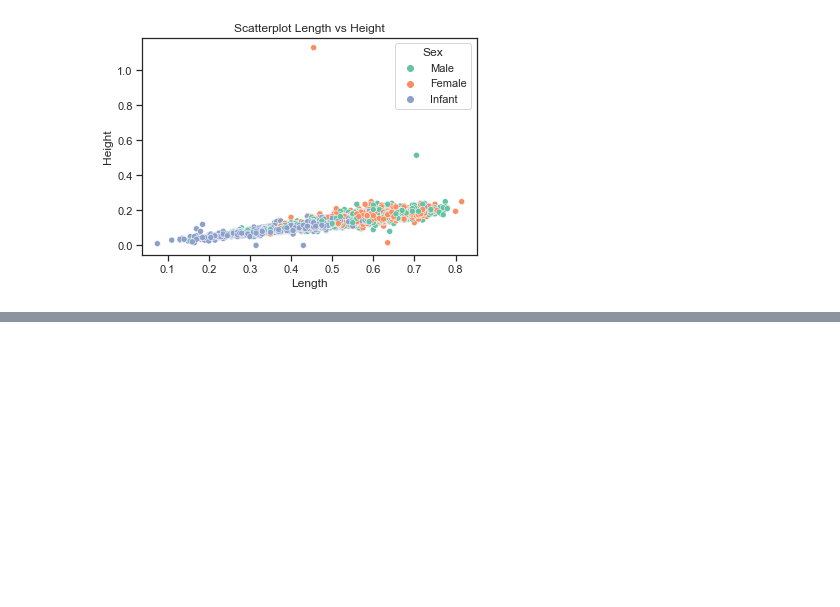
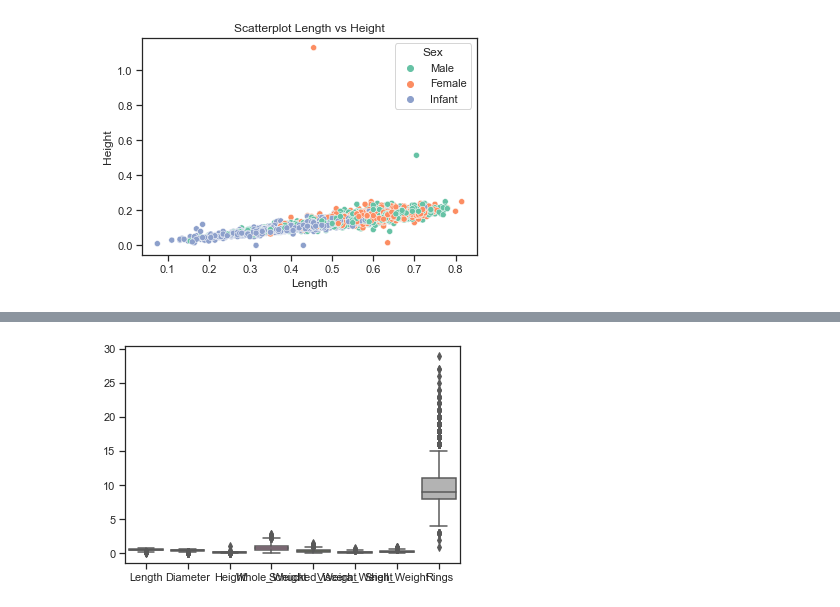
Before and after one commit to Fiona-600/Machine-Learning-and-Statistics-Project, a Jupyter notebook: scikit-learn.ipynb, the cells around one changed output, grey strips where cells are left out. Drawn from its saved outputs; the diff is of its cells as text; code cells hidden in the pictures; blank space fills up the shorter version.

Commit message:
add basic boxplots

```diff
--- a/scikit-learn.ipynb
+++ b/scikit-learn.ipynb
@@ -181,3 +158,10 @@ ValueError: min() arg is an empty sequence
+# %%
+#a4_dims = (11.7, 8.27)
+#fig, ax = sns.figsize = a4_dims
+sns.boxplot(data=((abalone_df)))
+plt.show()
+# %% [output]
+[figure, added]
 # %%
 # SCATTERPLOT GRID COMPARING ALL VARIABLES
 #sns.set_style ("whitegrid")
```
Also changed, not shown: parts of 12 cells of this notebook.
